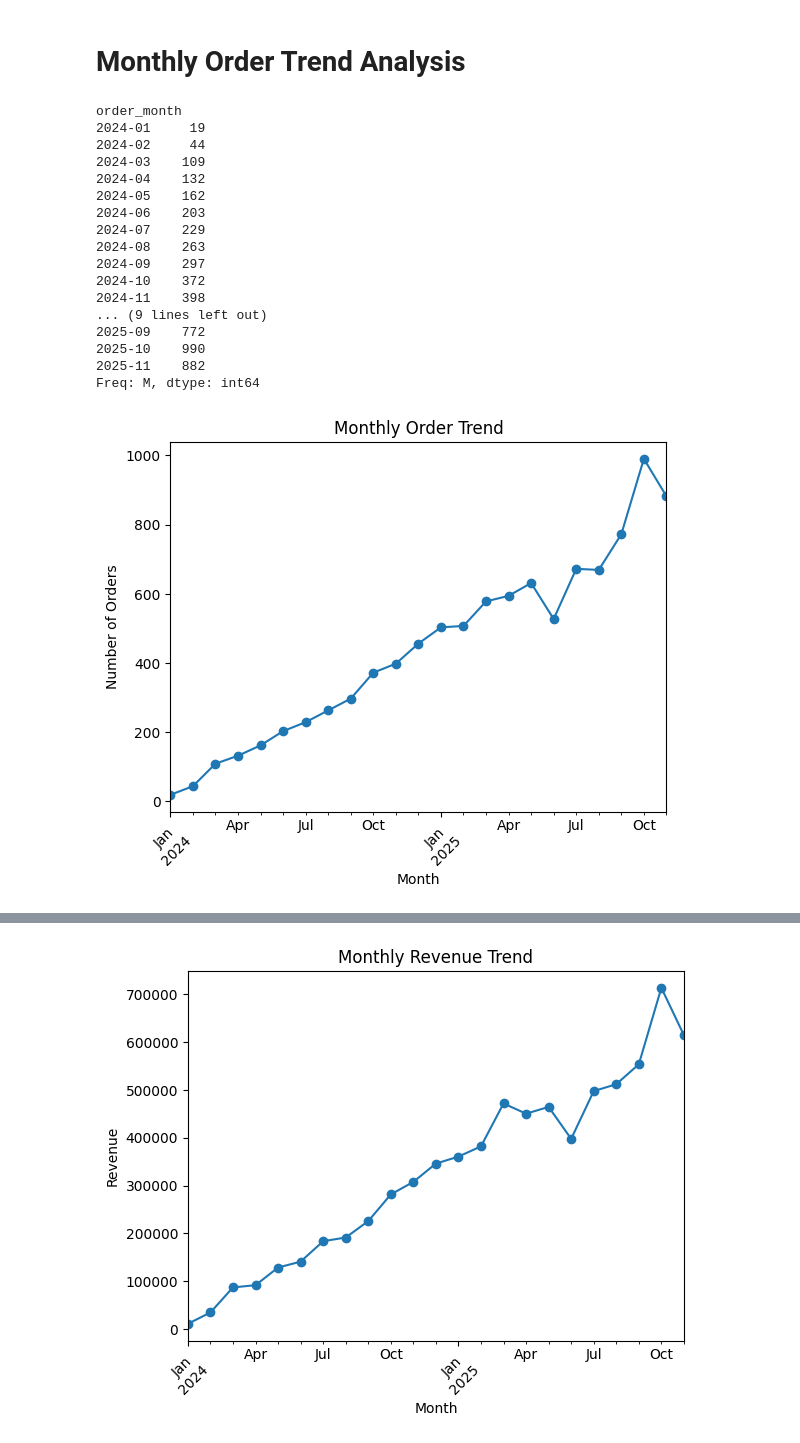
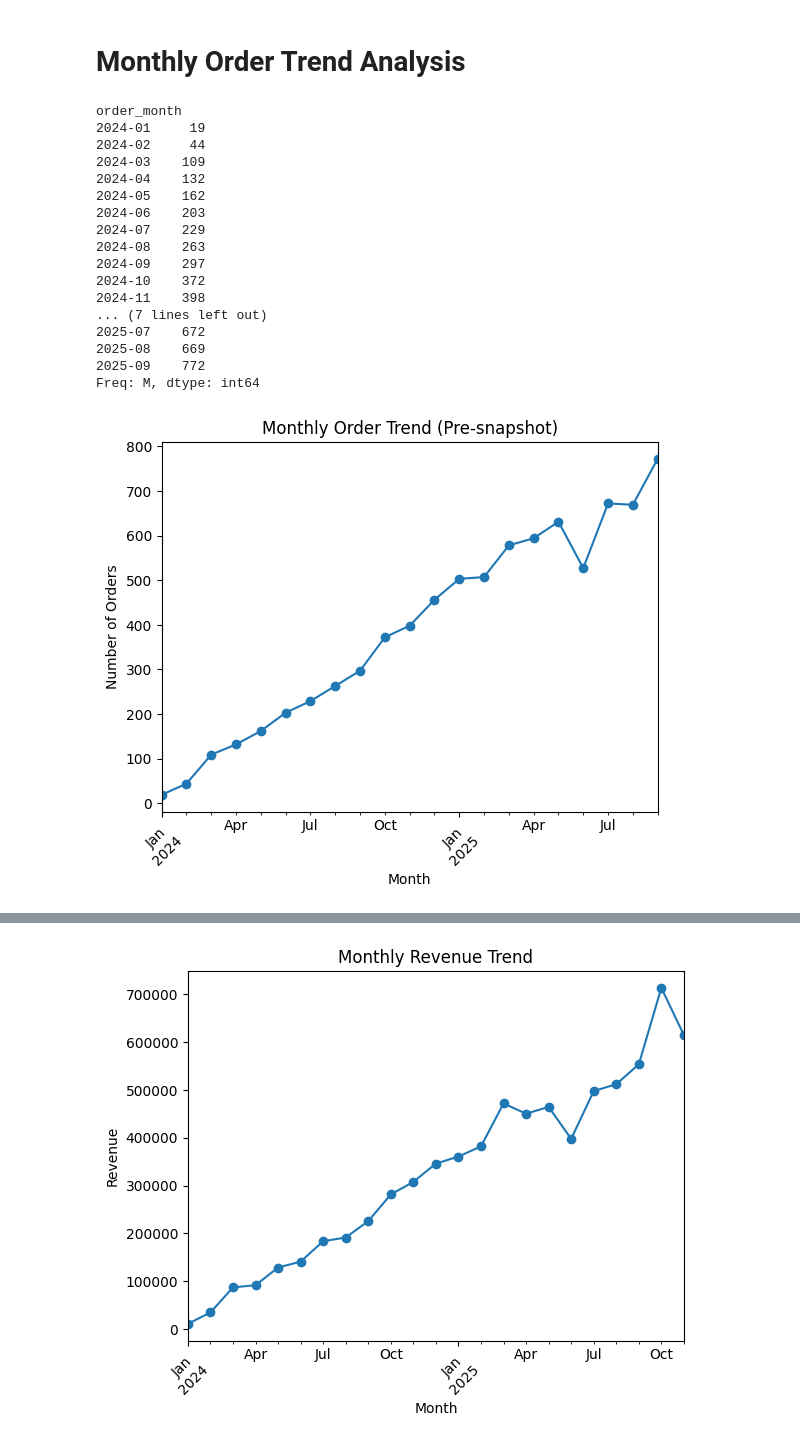
Before and after one commit to GuDLish/d2c-churn-eda-audit, a Jupyter notebook: eda_audit.ipynb, the cells around one changed output, grey strips where cells are left out. Drawn from its saved outputs; the diff is of its cells as text; code cells hidden in the pictures.

```diff
--- a/eda_audit.ipynb
+++ b/eda_audit.ipynb
@@ -764,12 +764,12 @@ plt.show()
 # %% [markdown]
 # Monthly Order Trend Analysis
 # %%
-# Extract month from order date
+# Extract month from pre-snapshot order date for churn-relevant evidence
 
-orders['order_month'] = orders['order_date'].dt.to_period('M')
+orders_pre_snapshot_copy = orders_pre_snapshot.copy()
+orders_pre_snapshot_copy['order_month'] = orders_pre_snapshot_copy['order_date'].dt.to_period('M')
 
-monthly_orders = orders.groupby('order_month').size()
-
+monthly_orders = orders_pre_snapshot_copy.groupby('order_month').size()
 monthly_orders
 # %% [output]
 order_month
@@ -784,25 +784,22 @@ order_month
 2024-09    297
 2024-10    372
 2024-11    398
-... (9 lines left out)
+... (7 lines left out)
+2025-07    672
+2025-08    669
 2025-09    772
-2025-10    990
-2025-11    882
 Freq: M, dtype: int64
 # %%
-# Monthly order trend visualization
-
+# Monthly order trend visualization (pre-snapshot only)
 monthly_orders.plot(kind='line', marker='o')
 
-plt.title("Monthly Order Trend")
-plt.xlabel("Month")
-plt.ylabel("Number of Orders")
-
+plt.title('Monthly Order Trend (Pre-snapshot)')
+plt.xlabel('Month')
+plt.ylabel('Number of Orders')
 plt.xticks(rotation=45)
-
 plt.show()
 # %% [output]
-[figure, old version]
+[figure, new version]
 # %%
 # Monthly revenue trend
 
```
Also changed, not shown: parts of 9 cells of this notebook.
